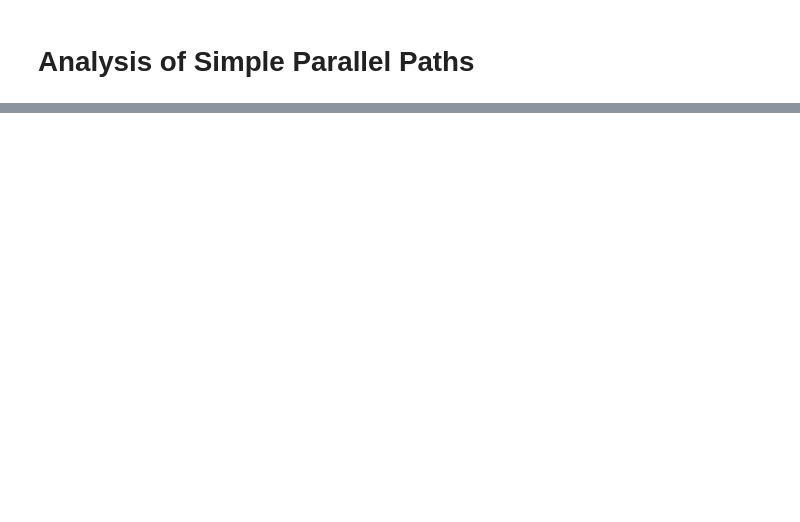
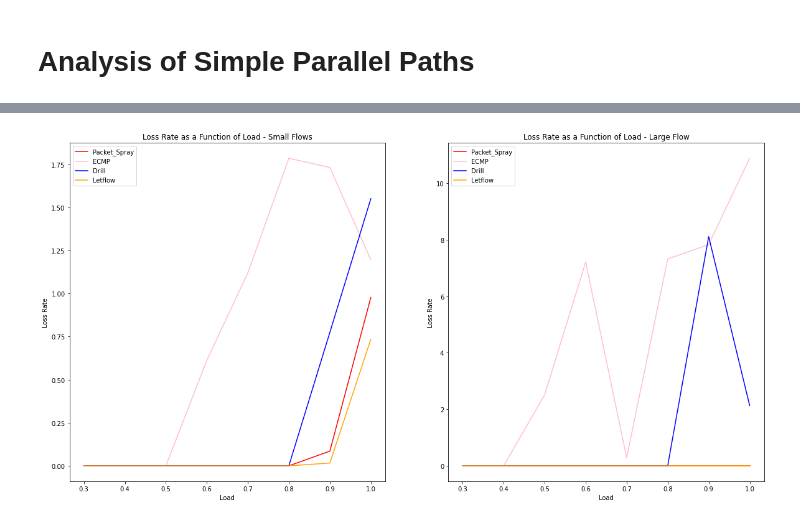
Before and after one commit to MattB17/ns3-load-balancing, a Jupyter notebook: Notebooks/SimpleParallelPathsAnalysis.ipynb, the cells around one changed output, grey strips where cells are left out. Drawn from its saved outputs; the diff is of its cells as text; code cells hidden in the pictures; blank space fills up the shorter version.

```diff
--- a/Notebooks/SimpleParallelPathsAnalysis.ipynb
+++ b/Notebooks/SimpleParallelPathsAnalysis.ipynb
@@ -107,0 +106,28 @@ LetFlow - delay sum: 3.0214109999999996, jitter sum: 0.39288825
+# %%
+fig, (ax1, ax2) = plt.subplots(1, 2, figsize=(20, 10))
+plot_small_and_large(
+    1, spray_small, spray_large, "Packet_Spray",
+    COLOR_MAP['Packet_Spray'], ax1, ax2)
+plot_small_and_large(
+    1, ecmp_small, ecmp_large, "ECMP",
+    COLOR_MAP["ECMP"], ax1, ax2)
+plot_small_and_large(
+    1, drill_small, drill_large, "Drill",
+    COLOR_MAP["Drill"], ax1, ax2)
+plot_small_and_large(
+    1, letflow_small, letflow_large, "Letflow",
+    COLOR_MAP["Letflow"], ax1, ax2)
+
+ax1.set_xlabel("Load")
+ax1.set_ylabel("Loss Rate")
+ax1.legend(loc='upper left')
+ax1.set_title("Loss Rate as a Function of Load - Small Flows")
+
+ax2.set_xlabel("Load")
+ax2.set_ylabel("Loss Rate")
+ax2.legend(loc='upper left')
+ax2.set_title("Loss Rate as a Function of Load - Large Flow")
+
+plt.show()
+# %% [output]
+[figure, added]
```
Also changed, not shown: parts of 17 cells of this notebook.
